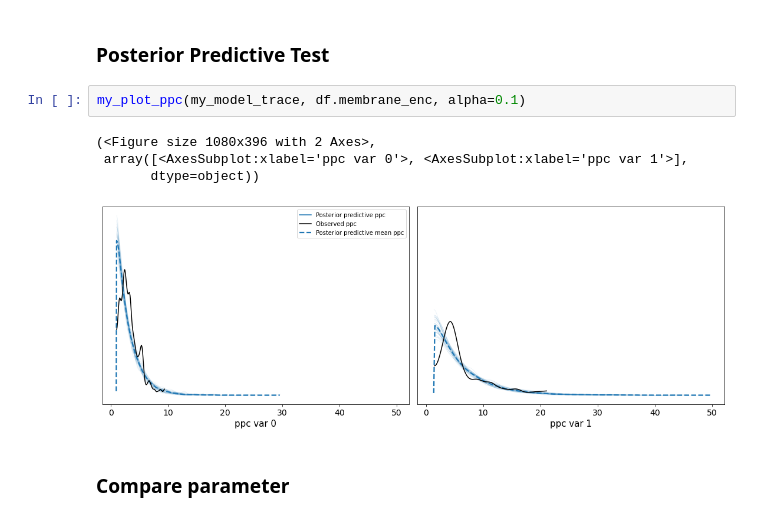
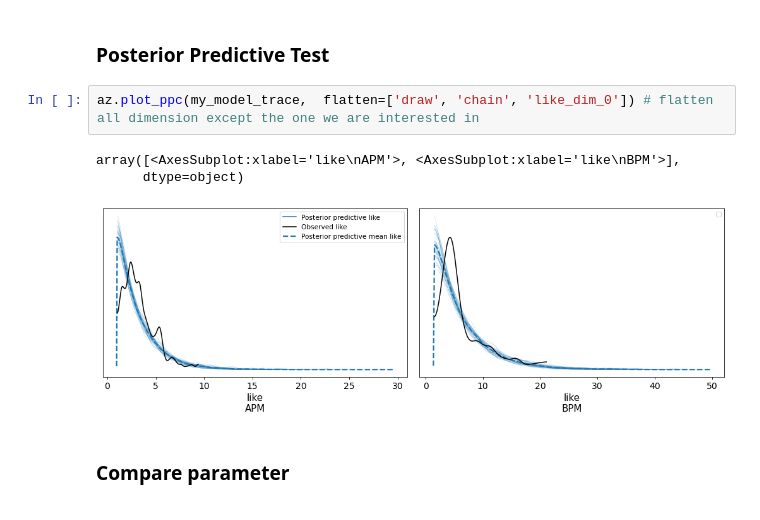
Before and after one commit to sperezconesa/electroporation_modeling, a Jupyter notebook: notebooks/tpore_tau_modeling_mix_same_membrane.ipynb, the cells around one changed output. Cells and saved outputs as stored; diff of their text form.

```diff
--- a/notebooks/tpore_tau_modeling_mix_same_membrane.ipynb
+++ b/notebooks/tpore_tau_modeling_mix_same_membrane.ipynb
@@ -190,13 +201,12 @@ with az.rc_context(rc={'plot.max_subplots': None}):
 [figure]
 # %% [markdown]
 ### Posterior Predictive Test
-# %%
-my_plot_ppc(my_model_trace, df.membrane_enc, alpha=0.1)
-# %% [output]
-(<Figure size 1080x396 with 2 Axes>,
- array([<AxesSubplot:xlabel='ppc var 0'>, <AxesSubplot:xlabel='ppc var 1'>],
-       dtype=object))
-[figure, removed]
+# %%
+az.plot_ppc(my_model_trace,  flatten=['draw', 'chain', 'like_dim_0']) # flatten all dimension except the one we are interested in
+# %% [output]
+array([<AxesSubplot:xlabel='like\nAPM'>, <AxesSubplot:xlabel='like\nBPM'>],
+      dtype=object)
+[figure, added]
 # %% [markdown]
 ### Compare parameter
 # %%
```
Also changed, not shown: parts of 6 cells of this notebook, 1 other file.
